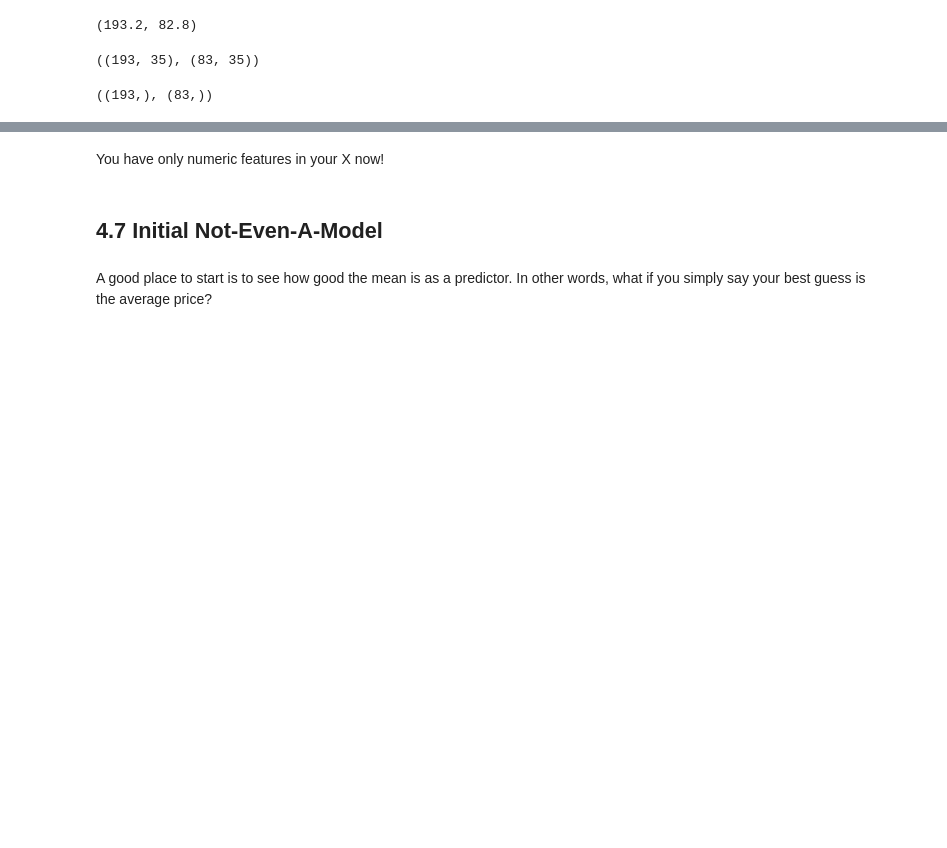
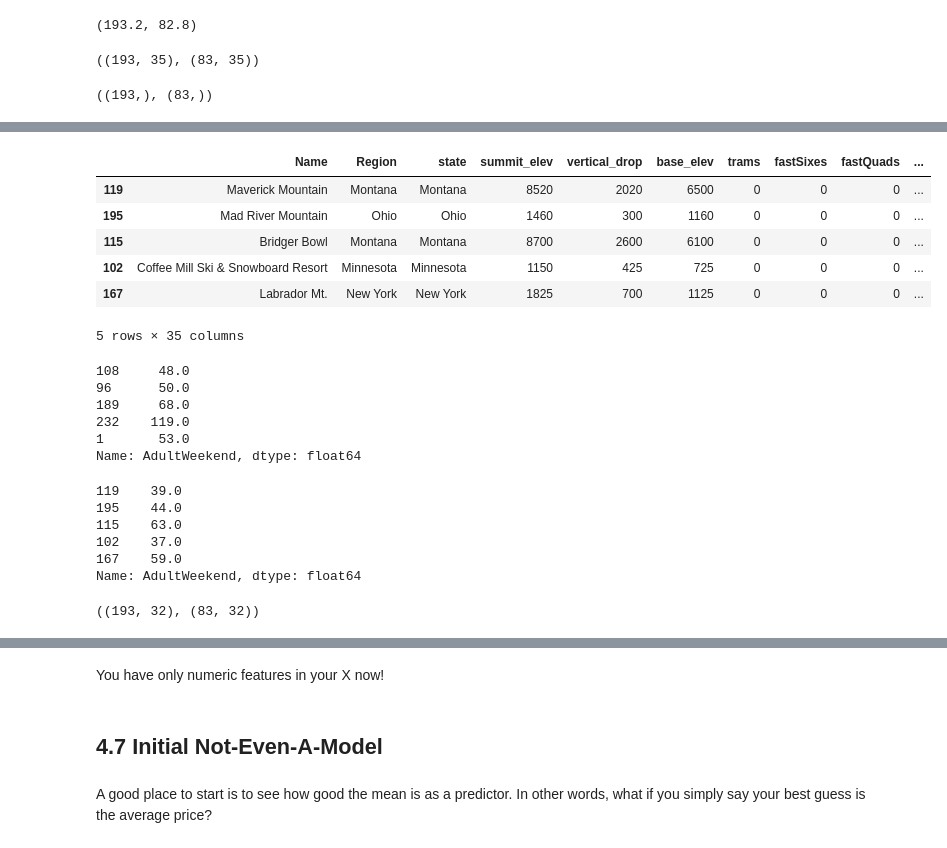
Before and after one commit to mkars01/DataScienceGuidedCapstone, a Jupyter notebook: Notebooks/04_preprocessing_and_training.ipynb, the cells around one changed output, grey strips where cells are left out. Cells and saved outputs as stored; diff of their text form; code cells hidden in the pictures; blank space fills up the shorter version.

```diff
--- a/Notebooks/04_preprocessing_and_training.ipynb
+++ b/Notebooks/04_preprocessing_and_training.ipynb
@@ -174,10 +184,40 @@ y_train.shape, y_test.shape
+# %%
+X_test.head()
+# %% [output]
+|  | Name | Region | state | summit_elev | vertical_drop | base_elev | trams | fastSixes | fastQuads | ... |
+| 119 | Maverick Mountain | Montana | Montana | 8520 | 2020 | 6500 | 0 | 0 | 0 | ... |
+| 195 | Mad River Mountain | Ohio | Ohio | 1460 | 300 | 1160 | 0 | 0 | 0 | ... |
+| 115 | Bridger Bowl | Montana | Montana | 8700 | 2600 | 6100 | 0 | 0 | 0 | ... |
+| 102 | Coffee Mill Ski & Snowboard Resort | Minnesota | Minnesota | 1150 | 425 | 725 | 0 | 0 | 0 | ... |
+| 167 | Labrador Mt. | New York | New York | 1825 | 700 | 1125 | 0 | 0 | 0 | ... |
+5 rows × 35 columns
+# %%
+y_train.head()
+# %% [output]
+108     48.0
+96      50.0
+189     68.0
+232    119.0
+1       53.0
+Name: AdultWeekend, dtype: float64
+# %%
+y_test.head()
+# %% [output]
+119    39.0
+195    44.0
+115    63.0
+102    37.0
+167    59.0
+Name: AdultWeekend, dtype: float64
 # %%
 #Code task 1#
 #Save the 'Name', 'state', and 'Region' columns from the train/test data into names_train and names_test
 #Then drop those columns from `X_train` and `X_test`. Use 'inplace=True'
 names_list = ['Name', 'state', 'Region']
-names_train = X_train[___]
-names_test = X_test[___]
-X_train.___(columns=names_list, inplace=___)
-X_test.___(columns=names_list, inplace=___)
+names_train = X_train[names_list]
+names_test = X_test[names_list]
+X_train.drop(columns=names_list, inplace=True)
+X_test.drop(columns=names_list, inplace=True)
 X_train.shape, X_test.shape
+# %% [output]
+((193, 32), (83, 32))
```
Also changed, not shown: parts of 6 cells of this notebook.
